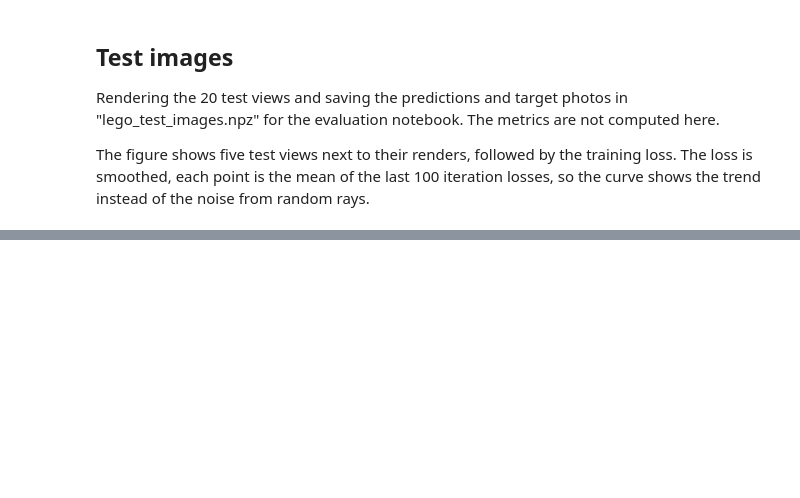
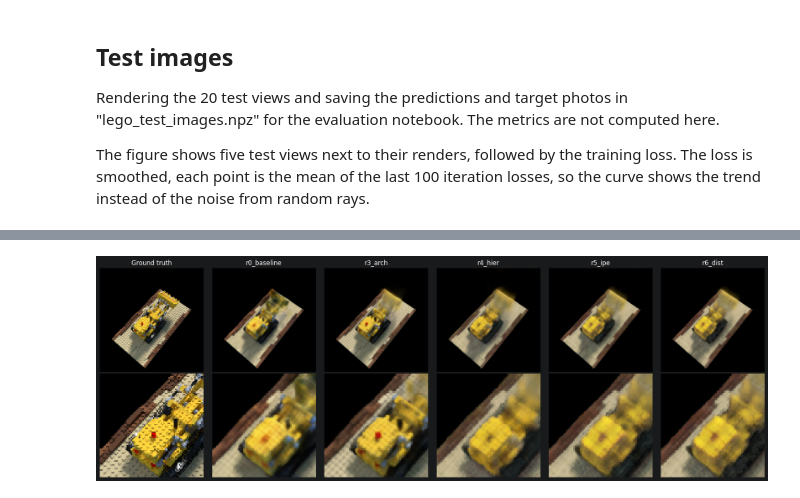
Before and after one commit to Leo-Gn/4030-Assignment-2, a Jupyter notebook: 1-lego.ipynb, the cells around one changed output, grey strips where cells are left out. Saved outputs shown, nothing was run; the diff lists cells and outputs as text; code cells hidden in the pictures; blank space fills up the shorter version.

```diff
--- a/1-lego.ipynb
+++ b/1-lego.ipynb
@@ -482,0 +509,40 @@ print(info)
+# %%
+runs = ["abl_r0_baseline", "abl_r3_arch", "abl_r4_hier", "abl_r5_ipe", "abl_r6_dist"]
+k = 8                               # test view
+y0, y1, x0, x1 = 60, 140, 40, 120    # crop box
+
+tgt_path = f"{runs[0]}/lego_test_images.npz"
+if os.path.exists(tgt_path):
+    tgt = np.load(tgt_path)["targets"][k]
+else:
+    tgt = np.zeros((y1 - y0, x1 - x0, 3), dtype=np.uint8)
+
+fig, ax = plt.subplots(2, len(runs) + 1, figsize=(3 * (len(runs) + 1), 6))
+
+ax[0, 0].imshow(tgt)
+ax[1, 0].imshow(tgt[y0:y1, x0:x1] if tgt.size > 0 else tgt)
+ax[0, 0].set_title("Ground truth")
+
+for j, r in enumerate(runs, 1):
+    f = f"{r}/lego_test_images.npz"
+    title = r.replace("abl_", "")
+
+    if os.path.exists(f):
+        p = np.load(f)["predictions"][k]
+        ax[0, j].imshow(p)
+        ax[1, j].imshow(p[y0:y1, x0:x1])
+        ax[0, j].set_title(title)
+    else:
+        # placeholder for unfinished runs
+        ax[0, j].text(0.5, 0.5, "Pending", ha="center", va="center", transform=ax[0, j].transAxes)
+        ax[1, j].text(0.5, 0.5, "Pending", ha="center", va="center", transform=ax[1, j].transAxes)
+        ax[0, j].set_title(f"{title}\n(Missing)")
+
+for a in ax.ravel():
+    a.axis("off")
+
+plt.tight_layout()
+plt.savefig("ablation_comparison.png", dpi=200)
+plt.show()
+# %% [output]
+[figure, added]
```
Also changed, not shown: parts of 6 cells of this notebook, 58 other files.
